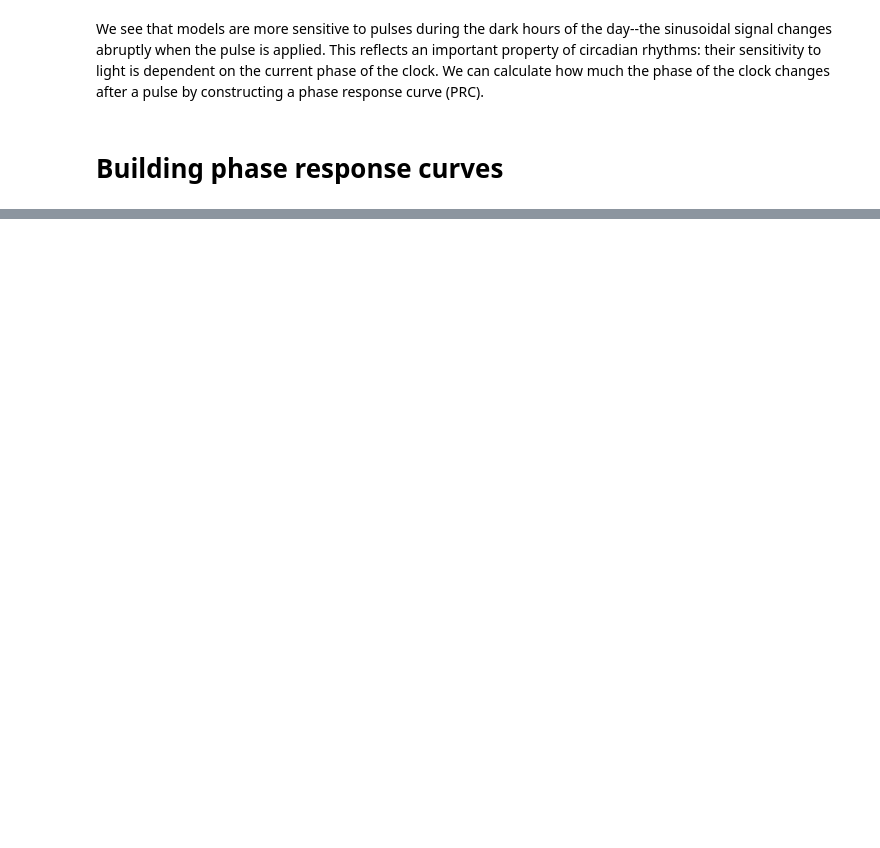
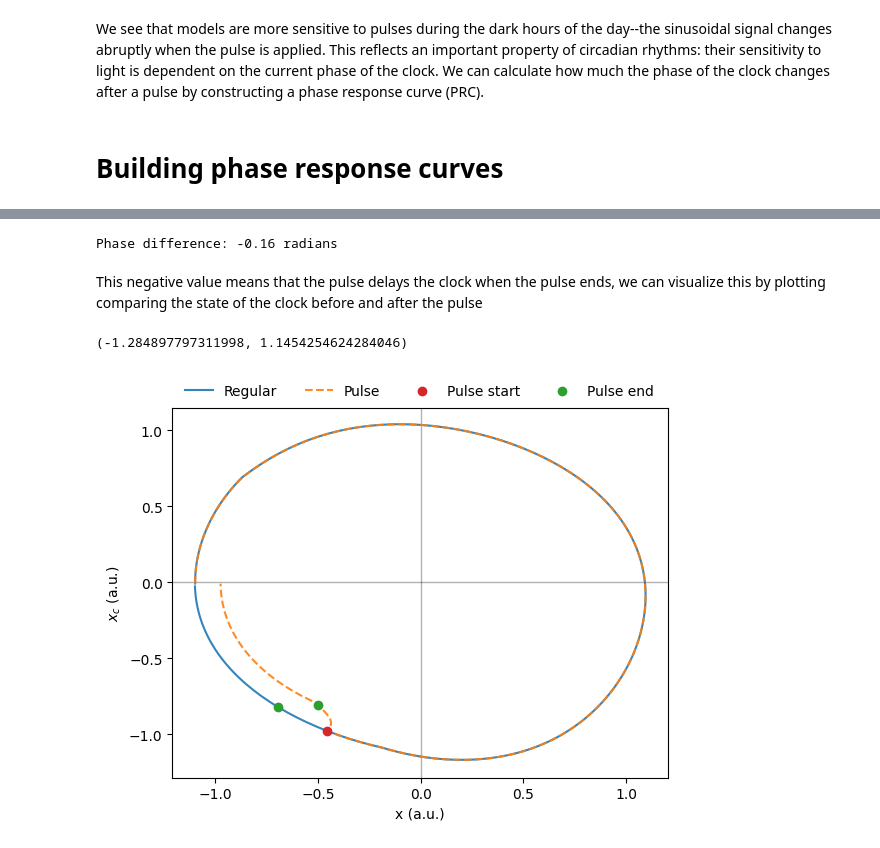
Before and after one commit to ftavella/circadian-twin, a Jupyter notebook: nbs/examples/00_effect_of_pulses.ipynb, the cells around one changed output, grey strips where cells are left out. Saved outputs shown, nothing was run; the diff lists cells and outputs as text; code cells hidden in the pictures; blank space fills up the shorter version.

```diff
--- a/nbs/examples/00_effect_of_pulses.ipynb
+++ b/nbs/examples/00_effect_of_pulses.ipynb
@@ -220,0 +234,80 @@ WIP
+# %%
+model = Forger99()
+
+days = 3
+time = np.arange(0, 24 * days, dt)
+pulse_lux = 1e4
+pulse_start = 25 # hours
+pulse_duration = 1 # hour
+
+regular_schedule = LightSchedule.Regular(regular_lux, lights_on=8, lights_off=24)
+pulse = LightSchedule.from_pulse(pulse_lux, pulse_start, pulse_duration)
+pulse_schedule = regular_schedule + pulse
+
+regular_light = regular_schedule(time)
+pulse_light = pulse_schedule(time)
+
+regular_trajectory = model(time, equilibrium_states[0], regular_light)
+pulse_trajectory = model(time, equilibrium_states[0], pulse_light)
+
+pulse_end = pulse_start + pulse_duration
+
+regular_phase = model.phase(regular_trajectory, pulse_end)
+pulse_phase = model.phase(pulse_trajectory, pulse_end)
+
+phase_diff = phase_difference(regular_phase, pulse_phase)
+
+print(f'Phase difference: {phase_diff:.2f} radians') #| hide_line
+# %% [output]
+Phase difference: -0.16 radians
+# %% [markdown]
+This negative value means that the pulse delays the clock when the pulse ends, we can visualize this by plotting comparing the state of the clock before and after the pulse
+# %%
+#| hide
+regular_x = regular_trajectory.states[:, 0]
+regular_xc = regular_trajectory.states[:, 1]
+regular_x_peaks, _ = find_peaks(-regular_x)
+regular_x = regular_x[regular_x_peaks[0]: regular_x_peaks[1]]
+regular_xc = regular_xc[regular_x_peaks[0]: regular_x_peaks[1]]
+
+pulse_x = pulse_trajectory.states[:, 0]
+pulse_xc = pulse_trajectory.states[:, 1]
+pulse_x_peaks, _ = find_peaks(-pulse_x)
+pulse_x = pulse_x[pulse_x_peaks[0]: pulse_x_peaks[2]+1]
+pulse_xc = pulse_xc[pulse_x_peaks[0]: pulse_x_peaks[2]+1]
+
+plt.plot(regular_x, regular_xc, label='Regular', alpha=0.9)
+plt.plot(pulse_x, pulse_xc, label='Pulse', alpha=0.9, linestyle='--')
+
+pulse_start_idx = np.where(time == pulse_start)[0][0] - 1
+pulse_end_idx = np.where(time == pulse_end)[0][0] - 1
+
+plt.scatter(regular_trajectory.states[pulse_start_idx, 0],
+            regular_trajectory.states[pulse_start_idx, 1],
+            color='tab:red', label='Pulse start', zorder=2)
+plt.scatter(regular_trajectory.states[pulse_end_idx, 0],
+            regular_trajectory.states[pulse_end_idx, 1],
+            color='tab:green', label='Pulse end', zorder=2)
+plt.scatter(pulse_trajectory.states[pulse_end_idx, 0],
+            pulse_trajectory.states[pulse_end_idx, 1],
+            color='tab:green', zorder=2)
+
+# place legends at the top on 5 columns outside of the plot
+plt.legend(loc='upper left', bbox_to_anchor=(0, 1.1), ncols=4, frameon=False)
+
+plt.plot([-1.5, 1.5], [0, 0], color='black', lw=1, zorder=0, alpha=0.3)
+plt.plot([0, 0], [-1.5, 1.5], color='black', lw=1, zorder=0, alpha=0.3)
+
+plt.xlabel('x (a.u.)')
+plt.ylabel('$x_c$ (a.u.)')
+
+min_x = 1.1 * min(regular_trajectory.states[:, 0])
+max_x = 1.1 * max(regular_trajectory.states[:, 0])
+min_y = 1.1 * min(regular_trajectory.states[:, 1])
+max_y = 1.1 * max(regular_trajectory.states[:, 1])
+
+plt.xlim(min_x, max_x)
+plt.ylim(min_y, max_y)
+# %% [output]
+(-1.284897797311998, 1.1454254624284046)
+[figure, added]
```
Also changed, not shown: parts of 12 cells of this notebook, 3 other files.
